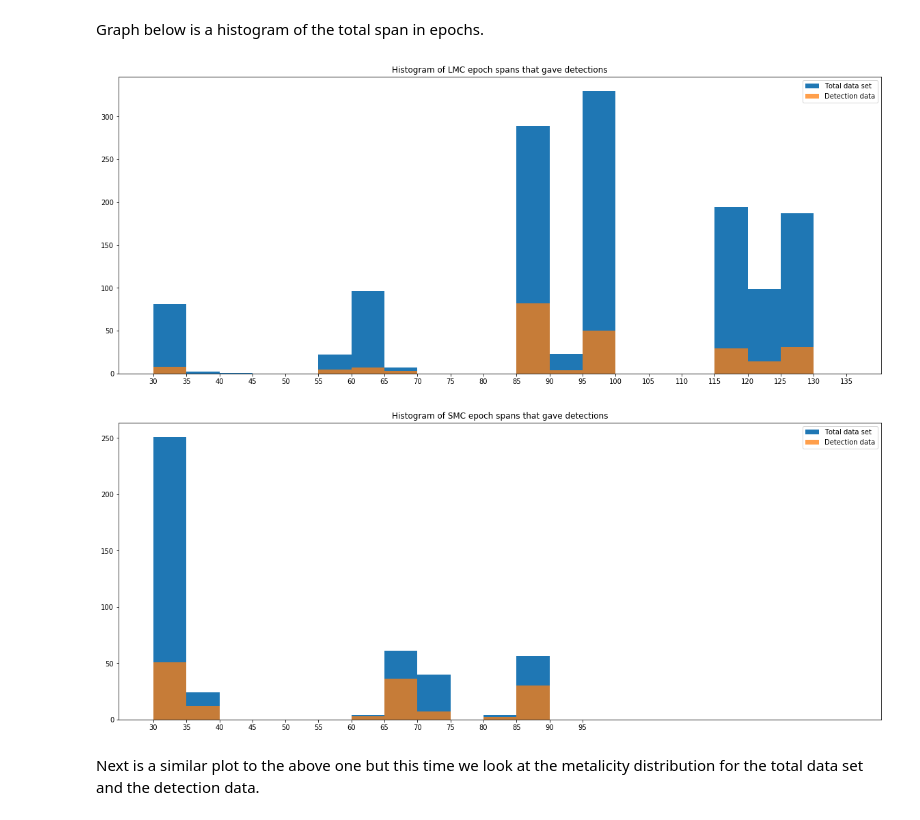
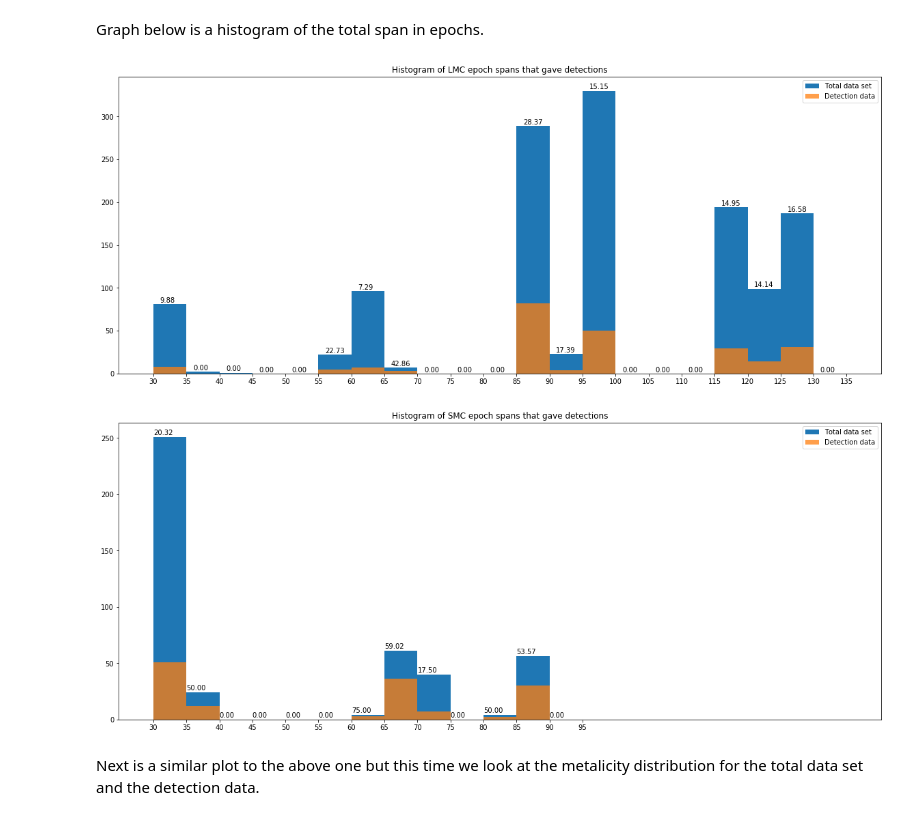
Before and after one commit to CodyDBrown/Binary-Search, a Jupyter notebook: Error Plots.ipynb, the cells around one changed output. Drawn from its saved outputs; the diff is of its cells as text; code cells hidden in the pictures.

```diff
--- a/Error Plots.ipynb
+++ b/Error Plots.ipynb
@@ -165,22 +204,28 @@ Graph below is a histogram of the total span in epochs.
 # %%
 plt.figure(figsize = (20,8))
 plt.title('Histogram of LMC epoch spans that gave detections')
-x = plt.hist(epoch_spanLMC_all, bins = np.arange(30,140,5), label = 'Total data set')
-y = plt.hist(epoch_spanLMC,bins = np.arange(30,140,5), alpha = 0.75,label = 'Detection data')
+x1 = plt.hist(epoch_spanLMC_all, bins = np.arange(30,140,5), label = 'Total data set')
+y1 = plt.hist(epoch_spanLMC,bins = np.arange(30,140,5), alpha = 0.75,label = 'Detection data')
 plt.xticks(np.arange(30,140,5))
+for i in range(len(np.arange(30,140,5))-1):
+    percent = "{0:.2f}".format(y1[0][i]/(x1[0][i]+1e-15)*100)
+    plt.text(x1[1][i]+1,x1[0][i]+2,percent)
 plt.legend()
 plt.show()
 
 plt.figure(figsize = (20,8))
 plt.title('Histogram of SMC epoch spans that gave detections')
-x = plt.hist(epoch_spanSMC_all, bins = np.arange(30,100,5), label = 'Total data set')
-y = plt.hist(epoch_spanSMC,bins = np.arange(30,140,5), alpha = 0.75, label = 'Detection data')
+x2 = plt.hist(epoch_spanSMC_all, bins = np.arange(30,100,5), label = 'Total data set')
+y2 = plt.hist(epoch_spanSMC,bins = np.arange(30,140,5), alpha = 0.75, label = 'Detection data')
+for i in range(len(np.arange(30,100,5))-1):
+    percent = "{0:.2f}".format(y2[0][i]/(x2[0][i]+1e-15)*100)
+    plt.text(x2[1][i],x2[0][i]+2,percent)
 plt.xticks(np.arange(30,100,5))
 plt.legend()
 plt.show()
 # %% [output]
-[figure, old version]
+[figure, new version]
-[figure, old version]
+[figure, new version]
 # %% [markdown]
 Next is a similar plot to the above one but this time we look at the metalicity distribution for the total data set and the detection data.
 # %%
```
Also changed, not shown: parts of 5 cells of this notebook.
